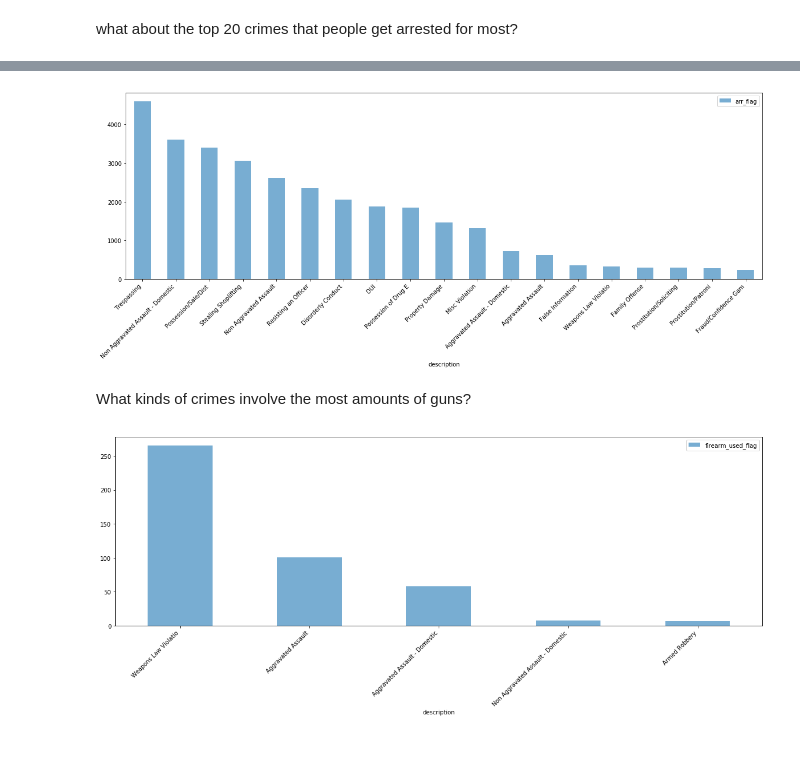
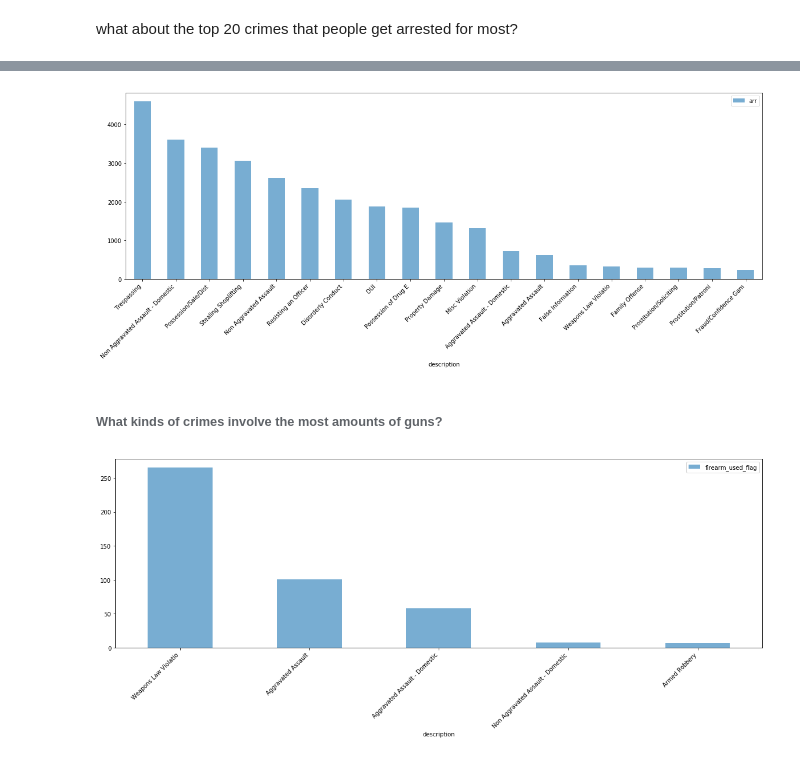
Before and after one commit to callawayh/KC-Crime-Project, a Jupyter notebook: 2.0-exploratory-data-analysis .ipynb, the cells around one changed output, grey strips where cells are left out. Saved outputs shown, nothing was run; the diff lists cells and outputs as text; code cells hidden in the pictures.

```diff
--- a/2.0-exploratory-data-analysis .ipynb
+++ b/2.0-exploratory-data-analysis .ipynb
@@ -36,8 +36,9 @@ df.head()
 # %%
-simpleBarPlot(df[['description','arr_flag']].groupby('description').sum().sort_values('arr_flag',
-                                                                                      ascending = False).iloc[0:19])
+simpleBarPlot(df[['description',
+                  'arr']].groupby('description').sum().sort_values('arr',
+                                                                        ascending = False).iloc[0:19])
 # %% [output]
-[figure, old version]
+[figure, new version]
 # %% [markdown]
-What kinds of crimes involve the most amounts of guns?
+###### What kinds of crimes involve the most amounts of guns?
 # %%
```
Also changed, not shown: parts of 5 cells of this notebook, 1 other file.
